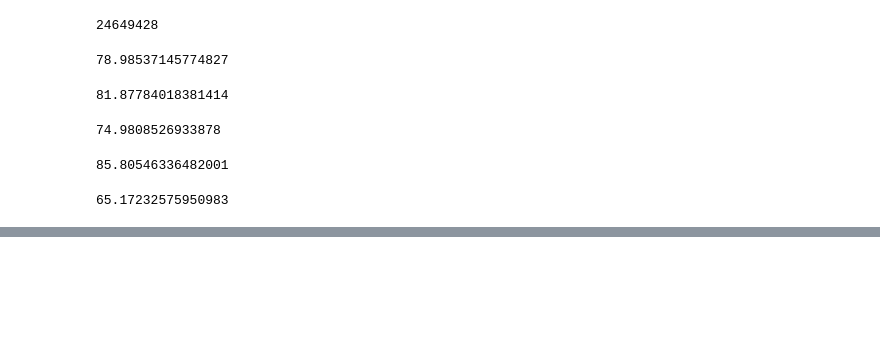
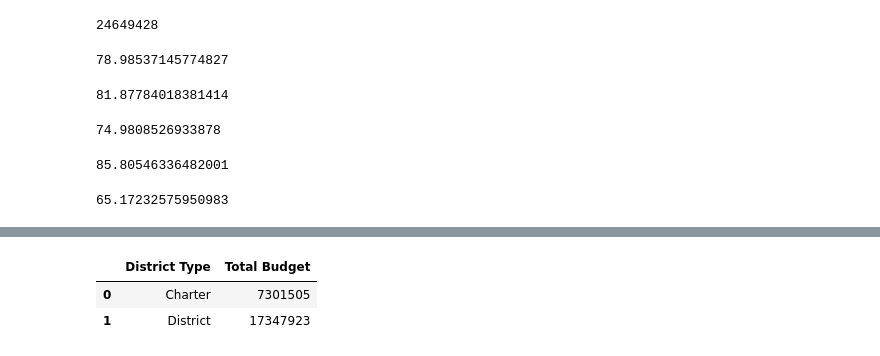
Before and after one commit to denisem77/Pandas-challenge, a Jupyter notebook: PyCitySchools/Panda-challenge.ipynb, the cells around one changed output, grey strips where cells are left out. Drawn from its saved outputs; the diff is of its cells as text; code cells hidden in the pictures; blank space fills up the shorter version.

```diff
--- a/PyCitySchools/Panda-challenge.ipynb
+++ b/PyCitySchools/Panda-challenge.ipynb
@@ -148,0 +194,4 @@ district_summary
+# %%
+# Use the code provided to select the type per school from school_data
+school_types_df = dupi_drop_df.set_index(["school_name"])["type"]
+school_types_df
@@ -149,3 +263,13 @@ district_summary
+# %%
+per_school_capita_df = dupi_drop_df.groupby('type')['budget'].sum().reset_index()
+
+per_school_capita_df.columns = ['District Type', 'Total Budget']
+
+per_school_capita_df
+# %% [output]
+|  | District Type | Total Budget |
+| 0 | Charter | 7301505 |
+| 1 | District | 17347923 |
 # %%
 
 # Highest Performing schools by % overall passing
```
Also changed, not shown: parts of 15 cells of this notebook.
